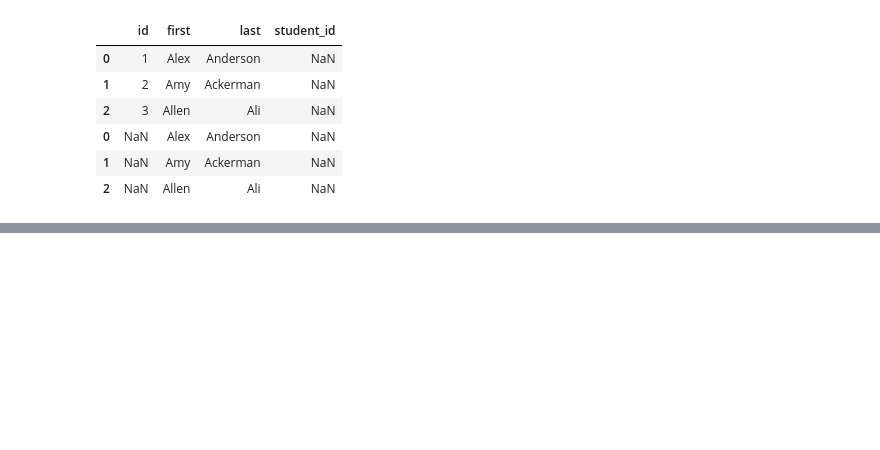
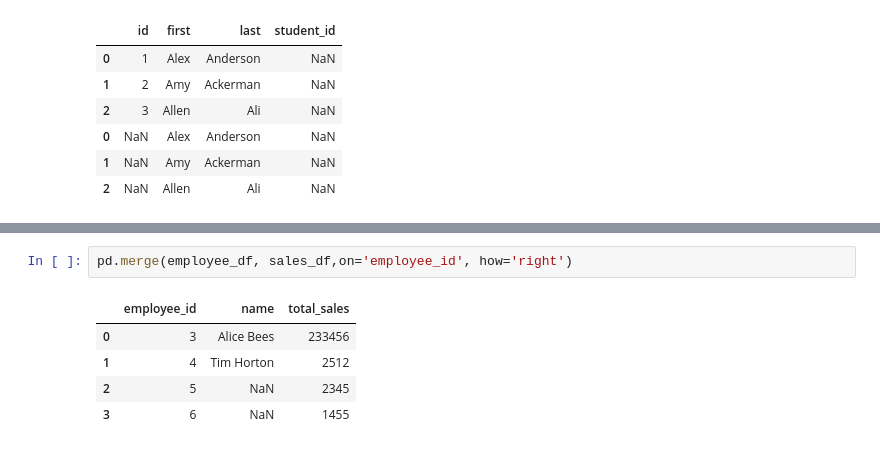
Before and after one commit to PrajwalLuitel/lambton_college_assessments, a Jupyter notebook: python_v2/class_practice/practice4.ipynb, the cells around one changed output, grey strips where cells are left out. Drawn from its saved outputs; the diff is of its cells as text; blank space fills up the shorter version.

```diff
--- a/python_v2/class_practice/practice4.ipynb
+++ b/python_v2/class_practice/practice4.ipynb
@@ -525,0 +558,8 @@ pd.concat([data_a, data_c], axis=0)
+# %%
+pd.merge(employee_df, sales_df,on='employee_id', how='right')
+# %% [output]
+|  | employee_id | name | total_sales |
+| 0 | 3 | Alice Bees | 233456 |
+| 1 | 4 | Tim Horton | 2512 |
+| 2 | 5 | NaN | 2345 |
+| 3 | 6 | NaN | 1455 |
```
Also changed, not shown: parts of 7 cells of this notebook.
